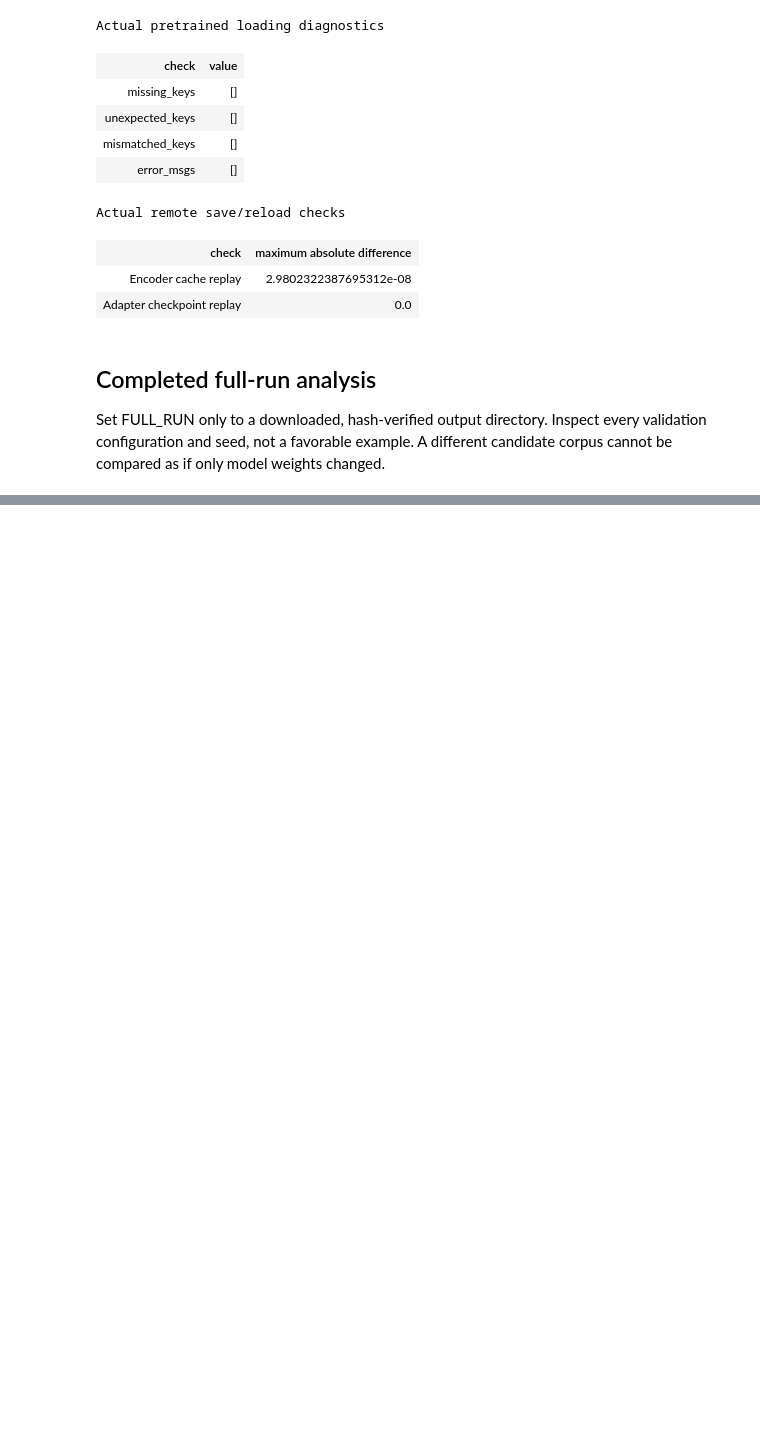
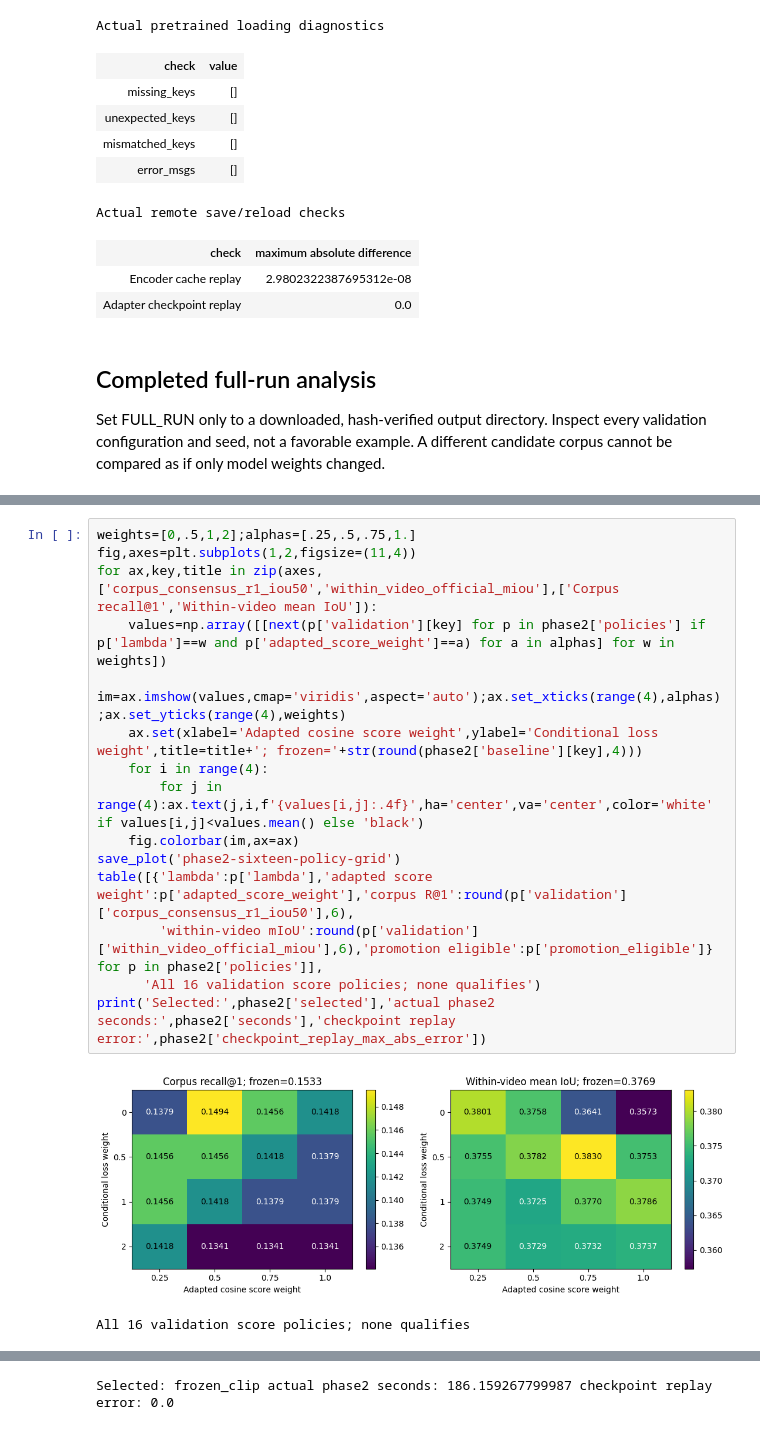
Before and after one commit to Ayano123587/semantic-video-retriever, a Jupyter notebook: notebooks/02_experiments_and_errors.ipynb, the cells around one changed output, grey strips where cells are left out. Cells and saved outputs as stored; diff of their text form; blank space fills up the shorter version.

```diff
--- a/notebooks/02_experiments_and_errors.ipynb
+++ b/notebooks/02_experiments_and_errors.ipynb
@@ -77,0 +166,18 @@ Decoder geometry can invalidate a source before scoring. Human references can ha
+# %%
+weights=[0,.5,1,2];alphas=[.25,.5,.75,1.]
+fig,axes=plt.subplots(1,2,figsize=(11,4))
+for ax,key,title in zip(axes,['corpus_consensus_r1_iou50','within_video_official_miou'],['Corpus recall@1','Within-video mean IoU']):
+    values=np.array([[next(p['validation'][key] for p in phase2['policies'] if p['lambda']==w and p['adapted_score_weight']==a) for a in alphas] for w in weights])
+    im=ax.imshow(values,cmap='viridis',aspect='auto');ax.set_xticks(range(4),alphas);ax.set_yticks(range(4),weights)
+    ax.set(xlabel='Adapted cosine score weight',ylabel='Conditional loss weight',title=title+'; frozen='+str(round(phase2['baseline'][key],4)))
+    for i in range(4):
+        for j in range(4):ax.text(j,i,f'{values[i,j]:.4f}',ha='center',va='center',color='white' if values[i,j]<values.mean() else 'black')
+    fig.colorbar(im,ax=ax)
+save_plot('phase2-sixteen-policy-grid')
+table([{'lambda':p['lambda'],'adapted score weight':p['adapted_score_weight'],'corpus R@1':round(p['validation']['corpus_consensus_r1_iou50'],6),
+        'within-video mIoU':round(p['validation']['within_video_official_miou'],6),'promotion eligible':p['promotion_eligible']} for p in phase2['policies']],
+      'All 16 validation score policies; none qualifies')
+print('Selected:',phase2['selected'],'actual phase2 seconds:',phase2['seconds'],'checkpoint replay error:',phase2['checkpoint_replay_max_abs_error'])
+# %% [output]
+[figure, added]
+All 16 validation score policies; none qualifies
@@ -77,0 +201 @@ Decoder geometry can invalidate a source before scoring. Human references can ha
+Selected: frozen_clip actual phase2 seconds: 186.159267799987 checkpoint replay error: 0.0
```
Also changed, not shown: parts of 9 cells of this notebook, 23 other files.
